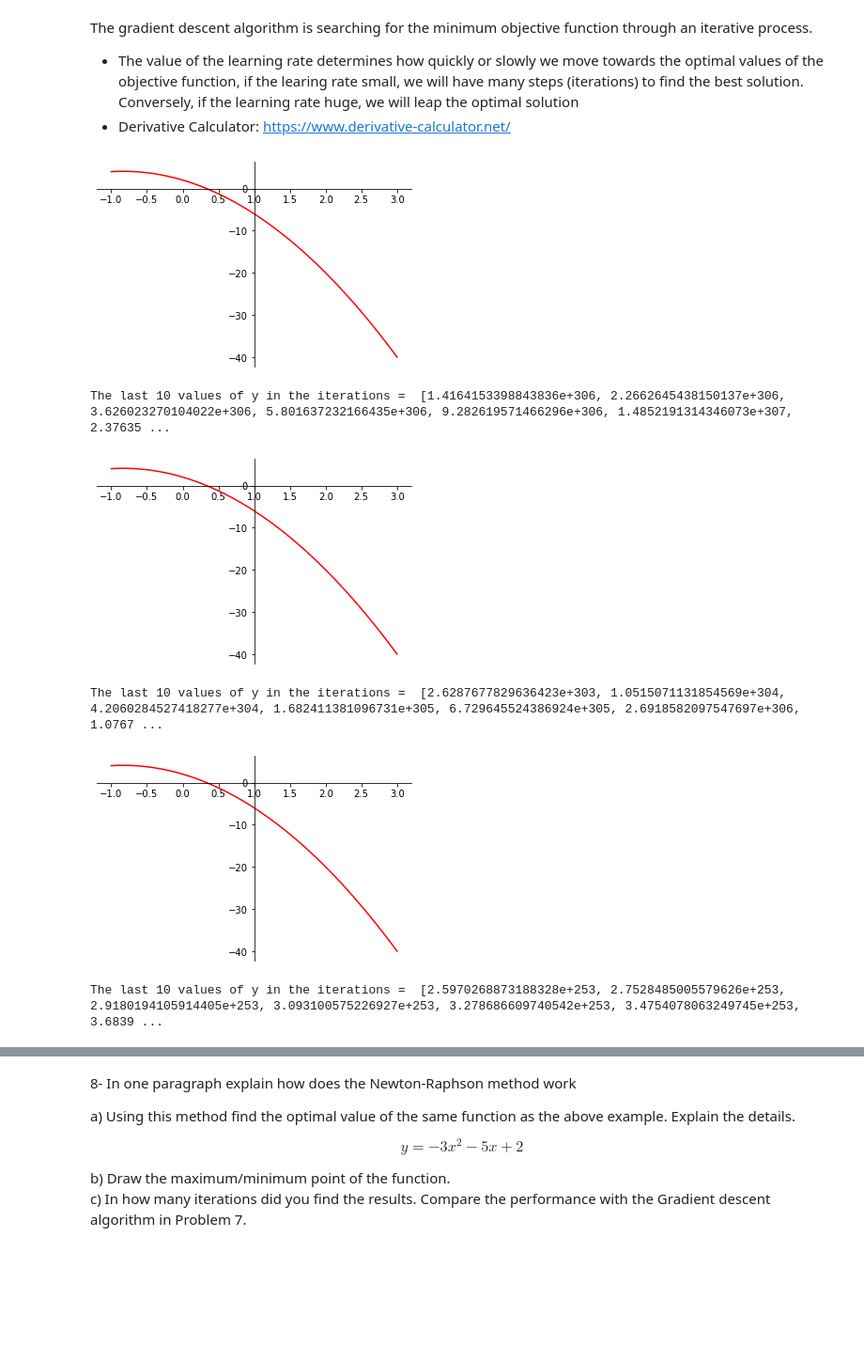
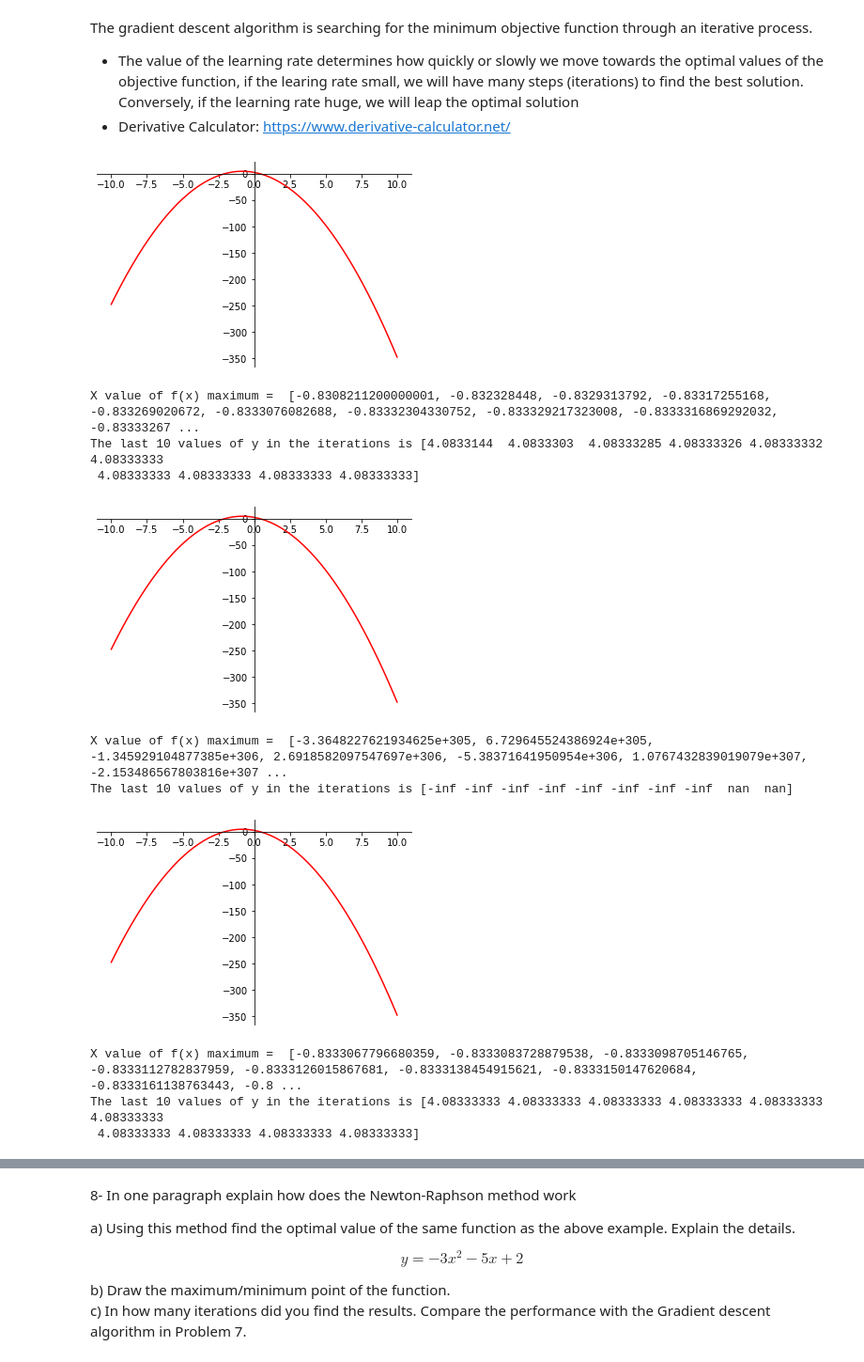
Before and after one commit to twyunting/CSC-632_Intro-to-Simulation-and-Modeling, a Jupyter notebook: homeworks/hw2/CSC-632 HW2_Coding_Yunting Chiu.ipynb, the cells around one changed output, grey strips where cells are left out. Shown at 94% size. Saved outputs shown, nothing was run; the diff lists cells and outputs as text; code cells hidden in the pictures; blank space fills up the shorter version.

```diff
--- a/homeworks/hw2/CSC-632 HW2_Coding_Yunting Chiu.ipynb
+++ b/homeworks/hw2/CSC-632 HW2_Coding_Yunting Chiu.ipynb
@@ -100,7 +99,7 @@ random.seed(2)
 f = lambda x:(2*x)/(2-x) # because float cannot devide by zero we need to set the condition in order to smoothly run the code based on the equation
 a = 0.0
 b = 5.0
-NumSteps = 1000000
+NumSteps = 100
 XIntegral=[]
 YIntegral=[]
 XRectangle=[]
@@ -600,10 +607,10 @@ The gradient descent algorithm is searching for the minimum objective function t
 - Derivative Calculator: https://www.derivative-calculator.net/
 # %%
 def gradientDescent(learningRate):
-  x = np.linspace(-1, 3, 100)
+  x = np.linspace(-10, 10, 100)
   y= (-3*x**2)-5*x+2
 
-  # visualize the minimum point of the function
+  # visualize the maximum point of the function
   fig = plt.figure()
   axdef = fig.add_subplot(1, 1, 1)
   axdef.spines['left'].set_position('center')
@@ -611,39 +618,47 @@ def gradientDescent(learningRate):
   axdef.spines['right'].set_color('none')
   axdef.spines['top'].set_color('none')
   axdef.xaxis.set_ticks_position('bottom')
   axdef.yaxis.set_ticks_position('left')
 
   plt.plot(x,y, 'r')
   plt.show()
 
   Gradf = lambda x: -6*x-5  # define the gradient function (The derivative of y equation)
 
   ActualX = 3
   LearningRate =  learningRate # learn rate variable
   PrecisionValue = 0.000001 # defines the degree of precision
   PreviousStepSize = 1
   MaxIteration = 10000 # will be used to stop the procedure if it does not converge
   IterationCounter = 0 # counter
 
   lastTen = []
   while PreviousStepSize > PrecisionValue and IterationCounter < MaxIteration: # Define the gradient descent
       PreviousX = ActualX
-      ActualX = ActualX - LearningRate * Gradf(PreviousX)
+      ActualX = ActualX + LearningRate * Gradf(PreviousX) # find the max
       lastTen.append(ActualX)
       PreviousStepSize = abs(ActualX - PreviousX)
       IterationCounter = IterationCounter+1
       # print("Number of iterations = ",IterationCounter,"\nActual value of x  is = ", ActualX)
 
-  print("The last 10 values of y in the iterations = ", lastTen[-10:])
+  print('The last 10 X values of f(x) maximum = ', lastTen[-10:])
+  lastTen = np.array(lastTen[-10:])
+  z = (-3*lastTen**2)-5*lastTen+2
+  print("The last 10 values of y in the iterations is", z)
 
 gradientDescent(0.1)
 gradientDescent(0.5)
 gradientDescent(0.01)
 # %% [output]
-[figure, old version]
+[figure, new version]
-The last 10 values of y in the iterations =  [1.4164153398843836e+306, 2.2662645438150137e+306, 3.626023270104022e+306, 5.801637232166435e+306, 9.282619571466296e+306, 1.4852191314346073e+307, 2.37635 ...
+X value of f(x) maximum =  [-0.8308211200000001, -0.832328448, -0.8329313792, -0.83317255168, -0.833269020672, -0.8333076082688, -0.83332304330752, -0.833329217323008, -0.8333316869292032, -0.83333267 ...
+The last 10 values of y in the iterations is [4.0833144  4.0833303  4.08333285 4.08333326 4.08333332 4.08333333
+ 4.08333333 4.08333333 4.08333333 4.08333333]
-[figure, old version]
+[figure, new version]
-The last 10 values of y in the iterations =  [2.6287677829636423e+303, 1.0515071131854569e+304, 4.2060284527418277e+304, 1.682411381096731e+305, 6.729645524386924e+305, 2.6918582097547697e+306, 1.0767 ...
+X value of f(x) maximum =  [-3.3648227621934625e+305, 6.729645524386924e+305, -1.345929104877385e+306, 2.6918582097547697e+306, -5.38371641950954e+306, 1.0767432839019079e+307, -2.153486567803816e+307 ...
+The last 10 values of y in the iterations is [-inf -inf -inf -inf -inf -inf -inf -inf  nan  nan]
-[figure, old version]
+[figure, new version]
-The last 10 values of y in the iterations =  [2.5970268873188328e+253, 2.7528485005579626e+253, 2.9180194105914405e+253, 3.093100575226927e+253, 3.278686609740542e+253, 3.4754078063249745e+253, 3.6839 ...
+X value of f(x) maximum =  [-0.8333067796680359, -0.8333083728879538, -0.8333098705146765, -0.8333112782837959, -0.8333126015867681, -0.8333138454915621, -0.8333150147620684, -0.8333161138763443, -0.8 ...
+The last 10 values of y in the iterations is [4.08333333 4.08333333 4.08333333 4.08333333 4.08333333 4.08333333
+ 4.08333333 4.08333333 4.08333333 4.08333333]
 # %%
```
Also changed, not shown: parts of 12 cells of this notebook.
